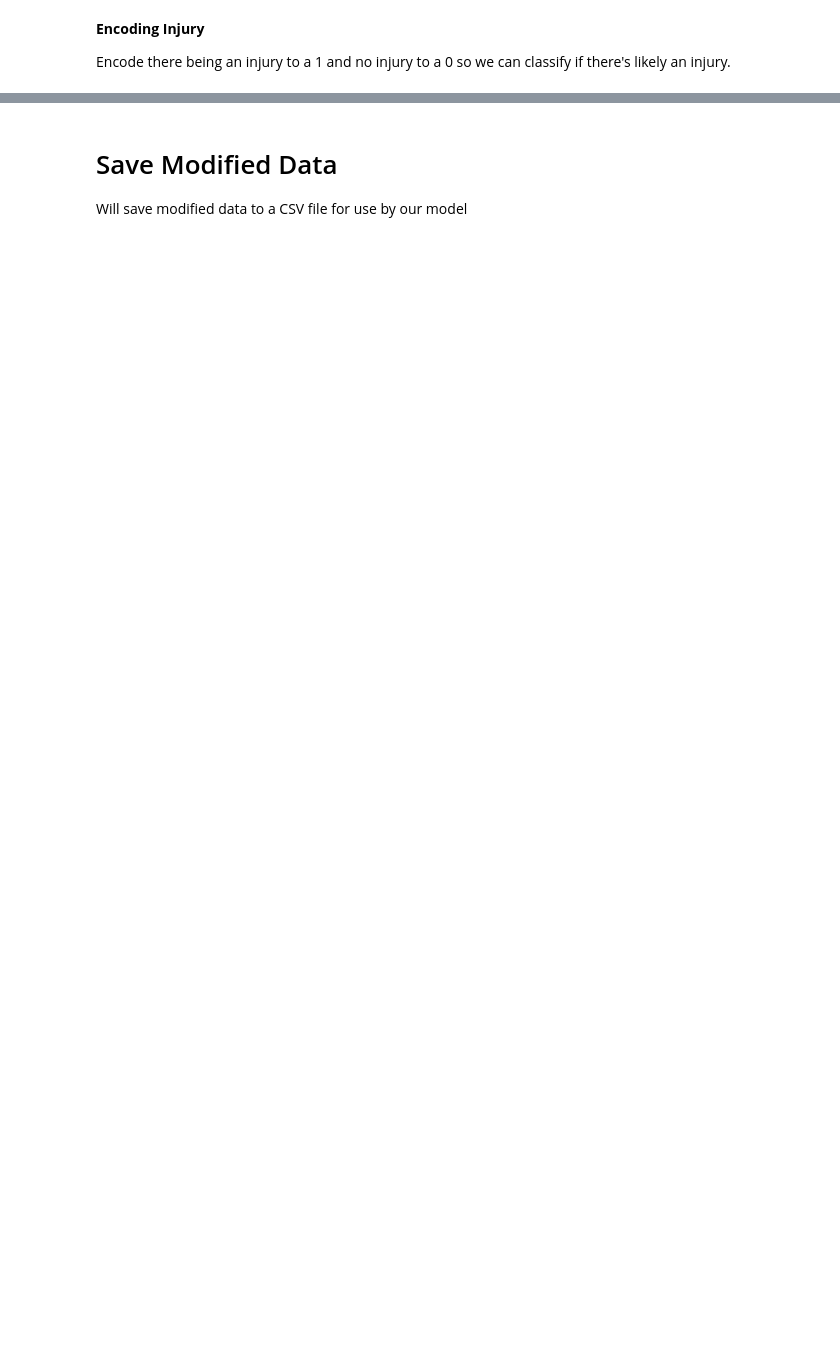
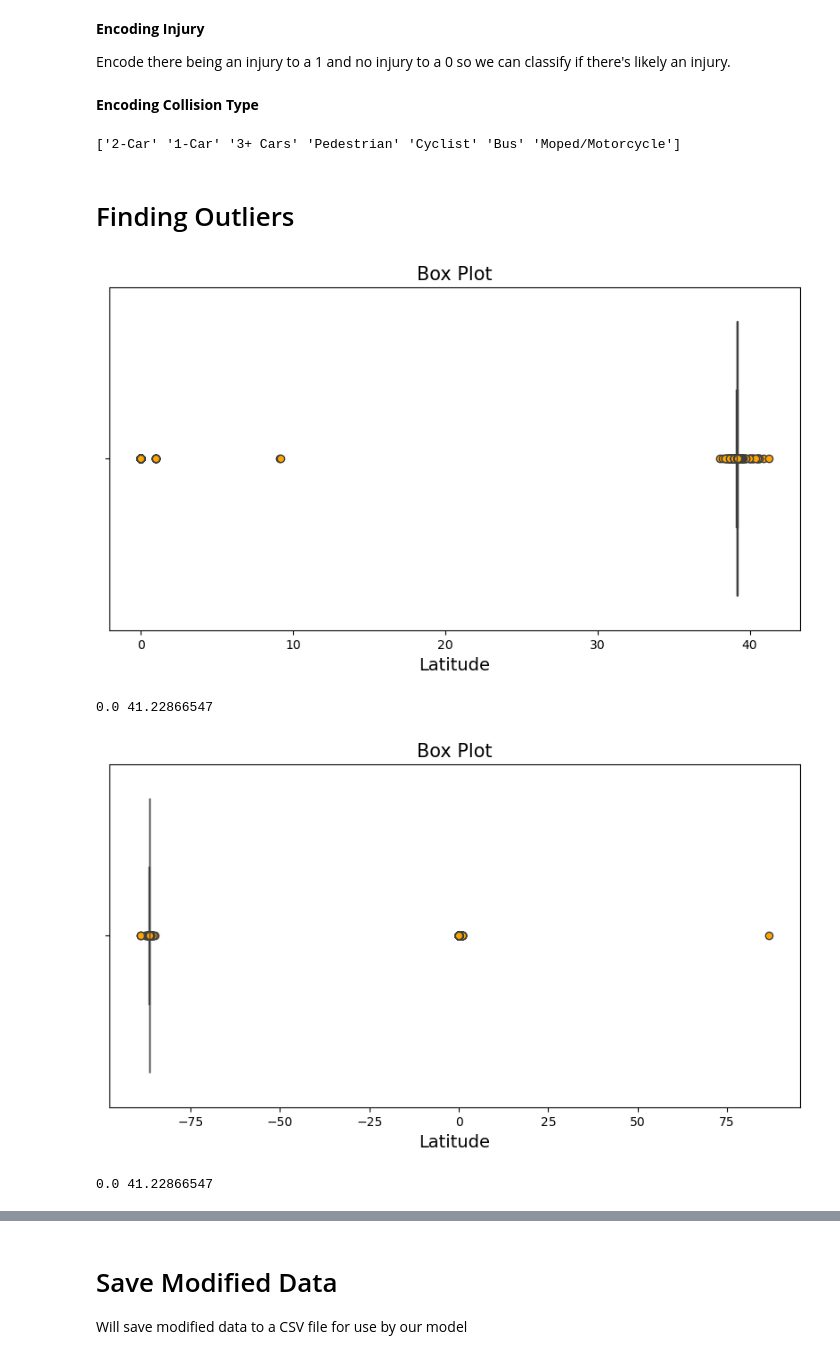
Before and after one commit to Sajid-Moha/MonroeCrashProject, a Jupyter notebook: model/dataCleaning.ipynb, the cells around one changed output, grey strips where cells are left out. Saved outputs shown, nothing was run; the diff lists cells and outputs as text; code cells hidden in the pictures; blank space fills up the shorter version.

Commit message:
Moved data cleaning steps from EDA file to data cleaning

```diff
--- a/model/dataCleaning.ipynb
+++ b/model/dataCleaning.ipynb
@@ -5,6 +7,6 @@ import matplotlib.pyplot as plt
 # %%
-data_filepath = "..\\dataset\\new dataset.xlsx"
-df = pd.read_excel(data_filepath)
+df_filepath = "..\\dataset\\new dataset.xlsx"
+df = pd.read_excel(df_filepath)
 print(df.head())
 # %% [output]
    Year  Month  Day Weekend?    Hour Collision Type         Injury Type  \
@@ -37,7 +37,7 @@ Considering we only care about when/where accidents happen, we can remove all fe
 **Removing Rows with Empty Values**
 We will also drop any rows with empty values in the selected features
 # %%
-df = df.drop(columns=['Collision Type', 'Primary Factor', 'Year'])
+df = df.drop(columns=['Primary Factor', 'Year'])
 df = df.dropna()
 print(df.head())
 # %% [output]
@@ -97,3 +97,41 @@ injury_mapping = {'No injury/unknown' : 0,
                   'Incapacitating': 2,
                   'Fatal' : 3}
 df['Injury Type'] = df['Injury Type'].replace(injury_mapping)
+# %% [markdown]
+**Encoding Collision Type**
+# %%
+print(df['Collision Type'].unique())
+
+# numbering chosen in order of, intuitively, most dangerous to least
+collision_encoding = {'2-Car' : 4,
+                      '1-Car' : 5,
+                      '3+ Cars' : 3,
+                      'Pedestrian' : 0,
+                      'Cyclist' : 1,
+                      'Bus' : 6,
+                      'Moped/Motorcycle' : 2}
+df['Collision Type'] = df['Collision Type'].replace(collision_encoding)
+# %% [output]
+['2-Car' '1-Car' '3+ Cars' 'Pedestrian' 'Cyclist' 'Bus' 'Moped/Motorcycle']
+# %% [markdown]
+# Finding Outliers
+# %%
+fig = plt.figure(figsize=(10,5))
+sns.boxplot(x = df['Latitude'], flierprops = dict(markerfacecolor = 'orange', marker = 'o'))
+plt.title('Box Plot', fontsize=15)
+plt.xlabel('Latitude', fontsize=14)
+plt.show()
+
+print(df['Latitude'].min(), df['Latitude'].max())
+
+fig = plt.figure(figsize=(10,5))
+sns.boxplot(x = df['Longitude'], flierprops = dict(markerfacecolor = 'orange', marker = 'o'))
+plt.title('Box Plot', fontsize=15)
+plt.xlabel('Latitude', fontsize=14)
+plt.show()
+print(df['Latitude'].min(), df['Latitude'].max())
+# %% [output]
+[figure, added]
+0.0 41.22866547
+[figure, added]
+0.0 41.22866547
```
Also changed, not shown: parts of 7 cells of this notebook, 1 other file.
